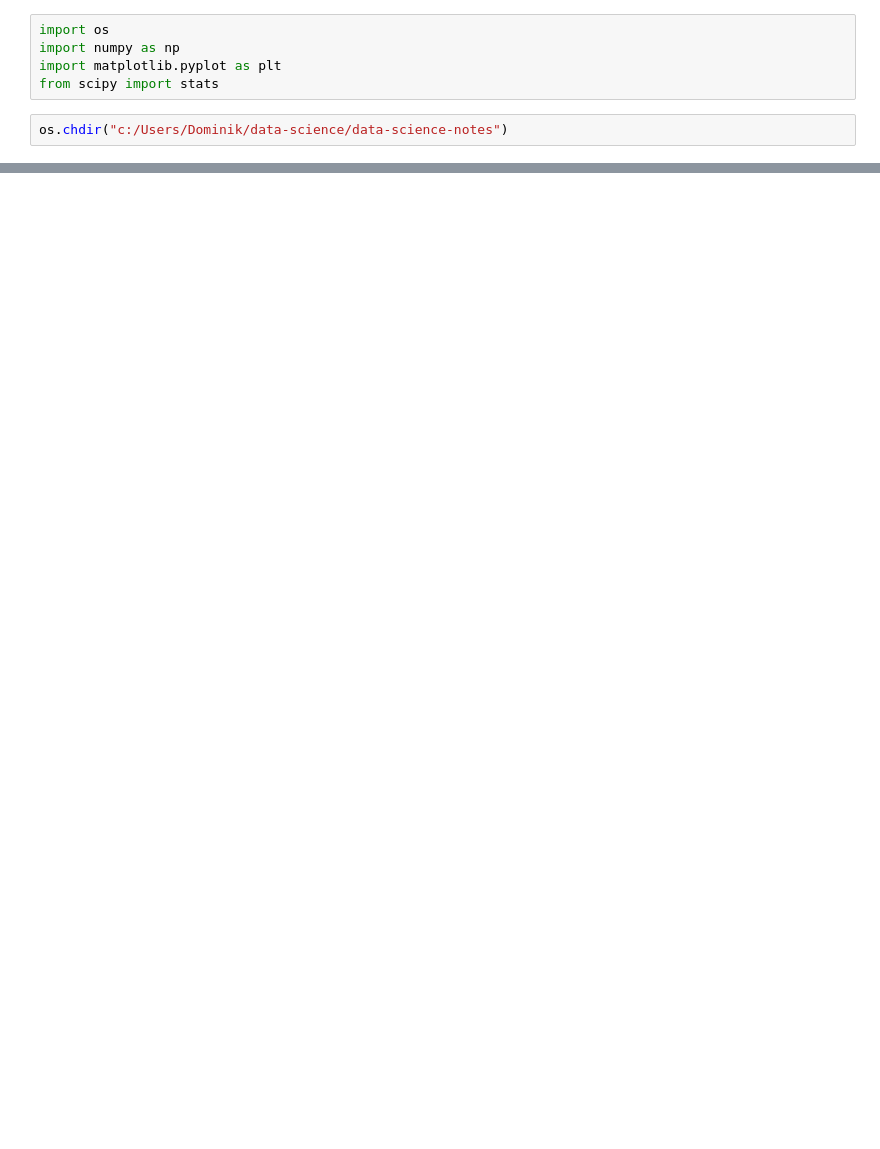
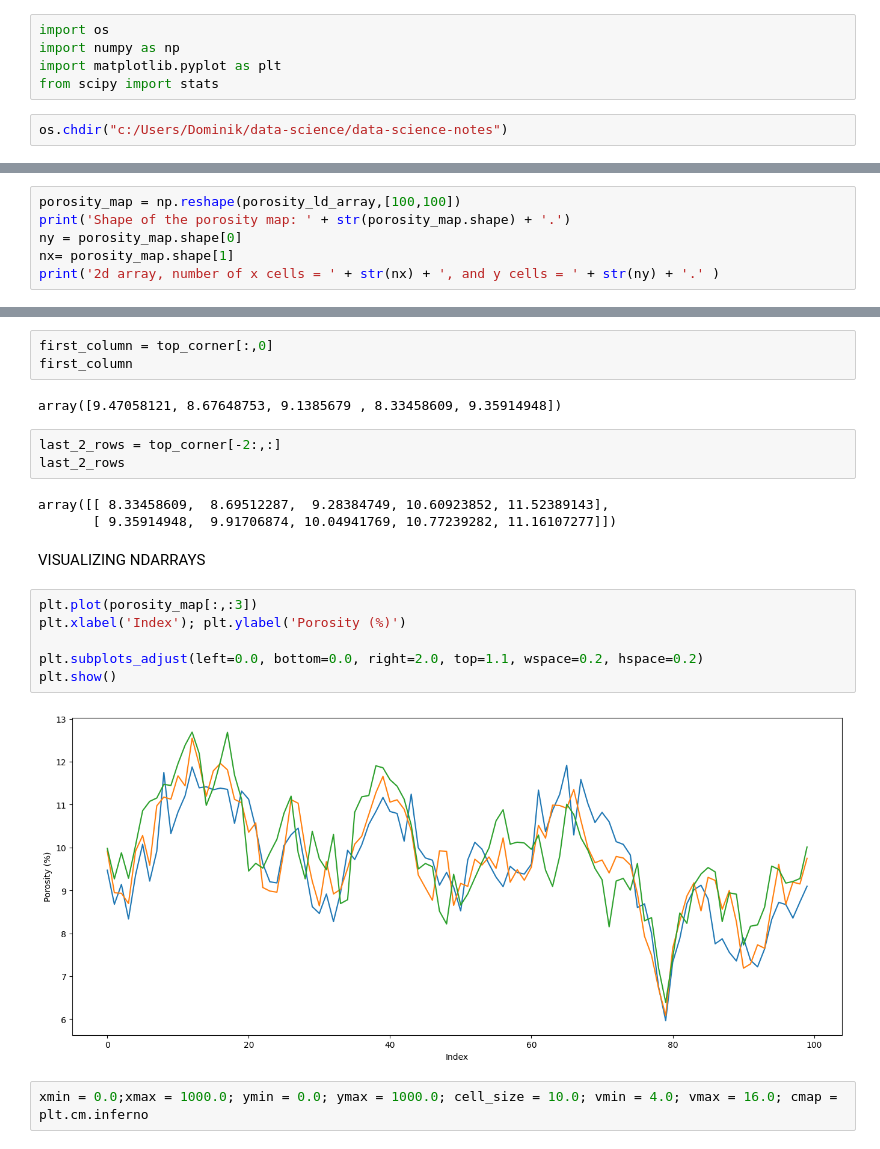
Before and after one commit to dominikjanyga/data-science-notes, a Jupyter notebook: notebooks/Chapter_2_gridded_data.ipynb, the cells around one changed output, grey strips where cells are left out. Drawn from its saved outputs; the diff is of its cells as text; blank space fills up the shorter version.

```diff
--- a/notebooks/Chapter_2_gridded_data.ipynb
+++ b/notebooks/Chapter_2_gridded_data.ipynb
@@ -19,0 +25,6 @@ porosity_ld_array.shape
+# %%
+porosity_map = np.reshape(porosity_ld_array,[100,100])
+print('Shape of the porosity map: ' + str(porosity_map.shape) + '.')
+ny = porosity_map.shape[0]
+nx= porosity_map.shape[1]
+print('2d array, number of x cells = ' + str(nx) + ', and y cells = ' + str(ny) + '.' )
@@ -19,0 +58,23 @@ porosity_ld_array.shape
+# %%
+first_column = top_corner[:,0]
+first_column
+# %% [output]
+array([9.47058121, 8.67648753, 9.1385679 , 8.33458609, 9.35914948])
+# %%
+last_2_rows = top_corner[-2:,:]
+last_2_rows
+# %% [output]
+array([[ 8.33458609,  8.69512287,  9.28384749, 10.60923852, 11.52389143],
+       [ 9.35914948,  9.91706874, 10.04941769, 10.77239282, 11.16107277]])
+# %% [markdown]
+VISUALIZING NDARRAYS
+# %%
+plt.plot(porosity_map[:,:3])
+plt.xlabel('Index'); plt.ylabel('Porosity (%)')
+
+plt.subplots_adjust(left=0.0, bottom=0.0, right=2.0, top=1.1, wspace=0.2, hspace=0.2)
+plt.show()
+# %% [output]
+[figure, added]
+# %%
+xmin = 0.0;xmax = 1000.0; ymin = 0.0; ymax = 1000.0; cell_size = 10.0; vmin = 4.0; vmax = 16.0; cmap = plt.cm.inferno
```
Also changed, not shown: parts of 13 cells of this notebook, 2 other files.
